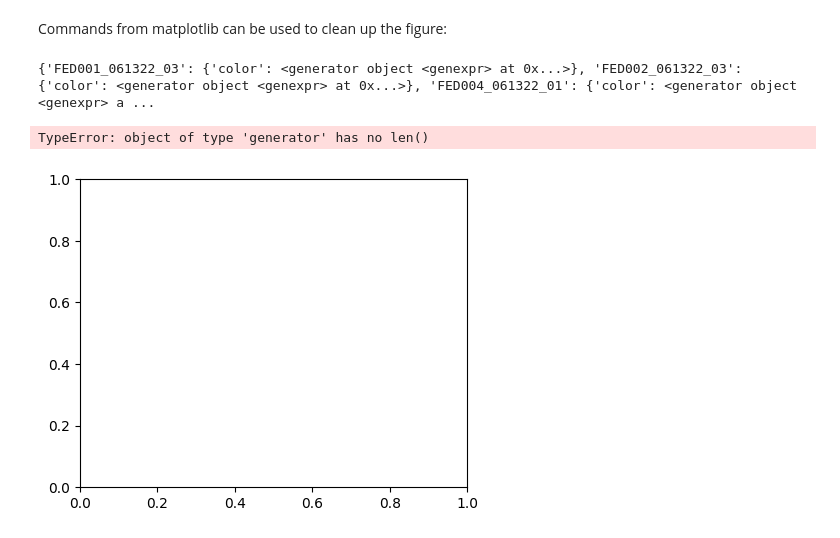
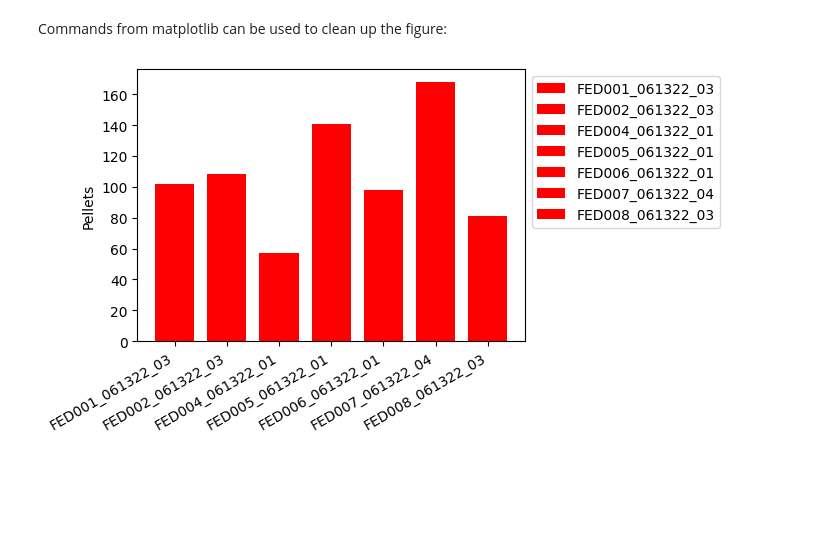
Before and after one commit to earnestt1234/fed3, a Jupyter notebook: docs/plots_barchart.ipynb, the cells around one changed output. Saved outputs shown, nothing was run; the diff lists cells and outputs as text; code cells hidden in the pictures; blank space fills up the shorter version.

Commit message:
add argument helper ("argh" !)
Also, fix error with variance trying to be plotted with single feds being passed to bar plots.  Also, move date conversion with pandas in lightcycle_tuples

```diff
--- a/docs/plots_barchart.ipynb
+++ b/docs/plots_barchart.ipynb
@@ -29,15 +28,13 @@ Commands from matplotlib can be used to clean up the figure:
 # %%
 # define some custom colors
 colors = ['red', 'orange', 'yellow', 'green', 'blue', 'indigo', 'violet']
-colors = (c for c in colors)
+# colors = (c for c in colors)
 
 # replot, removing the legend so it can be explicitly placed
 fig = fplot.bar(feds, legend=False, color=colors)
 plt.legend(bbox_to_anchor=[1, 1, 0, 0])
 
 # nice command for formatting xticks
 fig.autofmt_xdate()
 # %% [output]
-{'FED001_061322_03': {'color': <generator object <genexpr> at 0x...>}, 'FED002_061322_03': {'color': <generator object <genexpr> at 0x...>}, 'FED004_061322_01': {'color': <generator object <genexpr> a ...
-TypeError: object of type 'generator' has no len()
-[figure, old version]
+[figure, new version]
```
Also changed, not shown: parts of 1 cell of this notebook, 26 other files.
